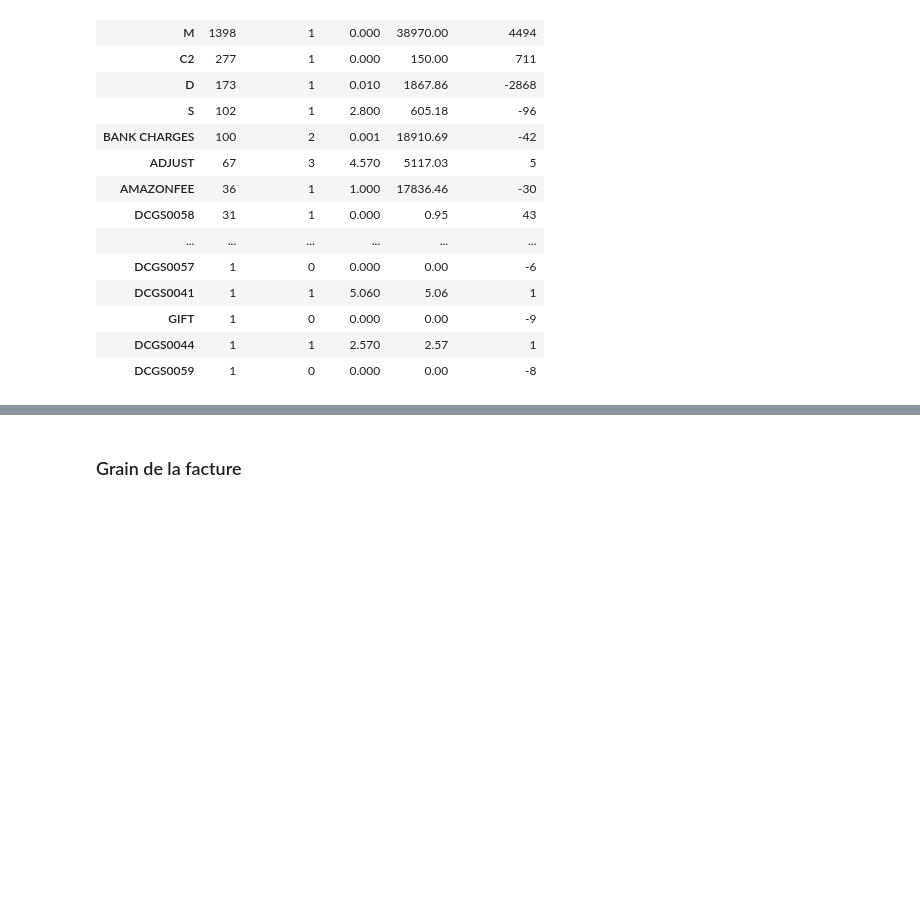
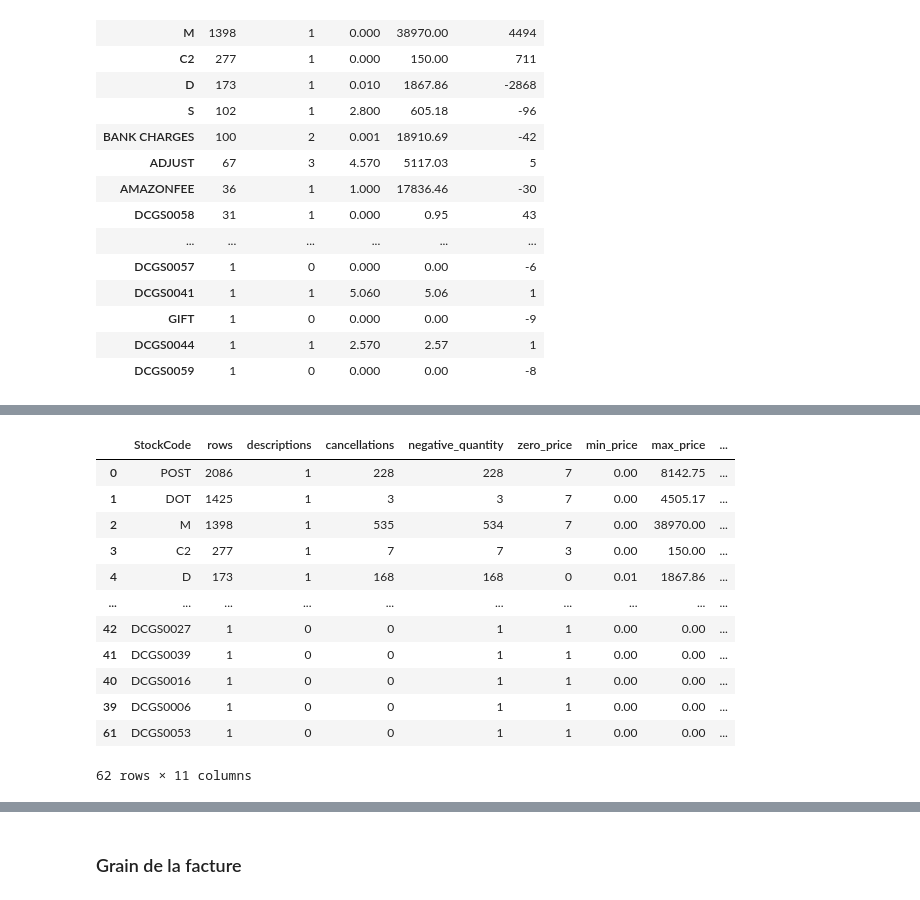
Before and after one commit to skygg-gg/customer_value_radar, a Jupyter notebook: notebooks/data_audit_quality_V2.ipynb, the cells around one changed output, grey strips where cells are left out. Saved outputs shown, nothing was run; the diff lists cells and outputs as text; code cells hidden in the pictures; blank space fills up the shorter version.

```diff
--- a/notebooks/data_audit_quality_V2.ipynb
+++ b/notebooks/data_audit_quality_V2.ipynb
@@ -1174,0 +1269,48 @@ display(
+# %%
+# Description principale de chaque StockCode spécial
+
+description_counts = (
+    special_stockcodes_analysis
+    .groupby(
+        ["StockCode", "Description"],
+        dropna=False
+    )
+    .size()
+    .reset_index(name="description_rows")
+)
+
+main_description = (
+    description_counts
+    .sort_values(
+        ["StockCode", "description_rows"],
+        ascending=[True, False]
+    )
+    .drop_duplicates("StockCode")
+    [["StockCode", "Description", "description_rows"]]
+)
+
+special_stockcode_review = (
+    special_stockcode_inventory
+    .merge(
+        main_description,
+        on="StockCode",
+        how="left"
+    )
+    .sort_values("rows", ascending=False)
+)
+
+display(special_stockcode_review)
+# %% [output]
+|  | StockCode | rows | descriptions | cancellations | negative_quantity | zero_price | min_price | max_price | ... |
+| 0 | POST | 2086 | 1 | 228 | 228 | 7 | 0.00 | 8142.75 | ... |
+| 1 | DOT | 1425 | 1 | 3 | 3 | 7 | 0.00 | 4505.17 | ... |
+| 2 | M | 1398 | 1 | 535 | 534 | 7 | 0.00 | 38970.00 | ... |
+| 3 | C2 | 277 | 1 | 7 | 7 | 3 | 0.00 | 150.00 | ... |
+| 4 | D | 173 | 1 | 168 | 168 | 0 | 0.01 | 1867.86 | ... |
+| ... | ... | ... | ... | ... | ... | ... | ... | ... | ... |
+| 42 | DCGS0027 | 1 | 0 | 0 | 1 | 1 | 0.00 | 0.00 | ... |
+| 41 | DCGS0039 | 1 | 0 | 0 | 1 | 1 | 0.00 | 0.00 | ... |
+| 40 | DCGS0016 | 1 | 0 | 0 | 1 | 1 | 0.00 | 0.00 | ... |
+| 39 | DCGS0006 | 1 | 0 | 0 | 1 | 1 | 0.00 | 0.00 | ... |
+| 61 | DCGS0053 | 1 | 0 | 0 | 1 | 1 | 0.00 | 0.00 | ... |
+62 rows × 11 columns
```
Also changed, not shown: parts of 10 cells of this notebook.
